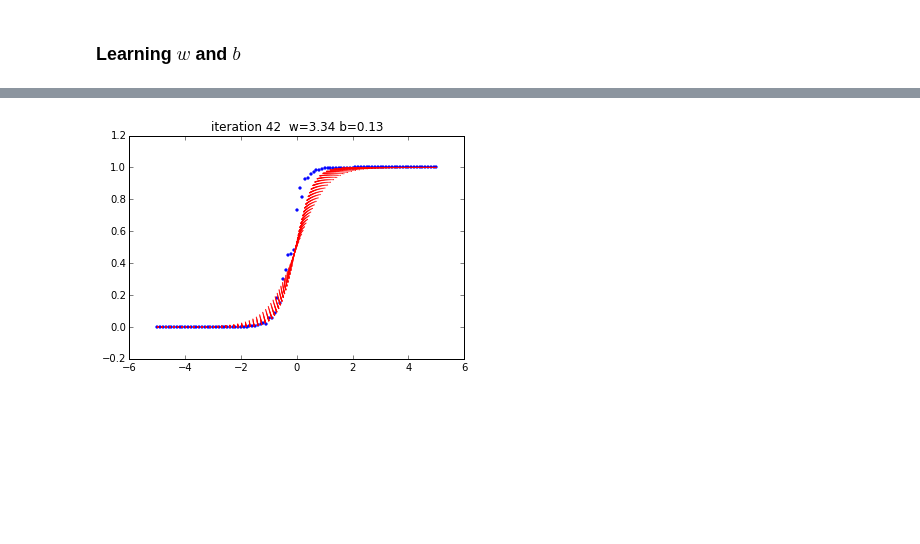
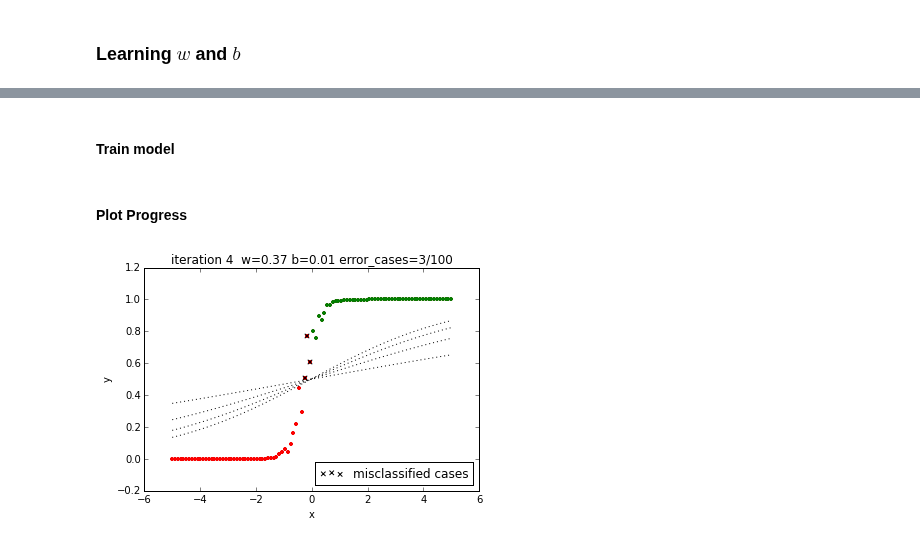
Before and after one commit to dejori/this-and-that, a Jupyter notebook: theano-examples/Logistic Regression.ipynb, the cells around one changed output, grey strips where cells are left out. Cells and saved outputs as stored; diff of their text form; code cells hidden in the pictures; blank space fills up the shorter version.

```diff
--- a/theano-examples/Logistic Regression.ipynb
+++ b/theano-examples/Logistic Regression.ipynb
@@ -17,6 +17,6 @@ def logistic(x):
     return 1.0 / (1.0 + np.exp(-x))
 # %%
 def create_data(number_of_samples = 100, w=3, b=2, error = 0.33):
-    trX = np.linspace(-5, 5, number_of_samples+1)
+    trX = np.linspace(-5, 5, number_of_samples)
     trY = logistic(b + w*trX + np.random.randn(*trX.shape) * error)
     return trX, trY
@@ -57,8 +49,10 @@ def train(trX, trY, number_of_iterations=10, learning_rate = 0.1):
     errors = []
     ws=[]
     bs=[]
+    predictions = []
     for i in range(number_of_iterations):
         prediction, xent, y_hat = train(trX, trY)
         ws.append(w.get_value())
         bs.append(b.get_value())
-    return errors, ws, bs
+        predictions.append(prediction)
+    return errors, ws, bs, predictions
@@ -65,14 +74,29 @@ def train(trX, trY, number_of_iterations=10, learning_rate = 0.1):
+# %% [markdown]
+#### Train model
 # %%
-errors, ws, bs = train(trX, trY_cat, number_of_iterations=100, learning_rate = 1.5)
+errors, ws, bs, predictions = train(trX, trY_cat, number_of_iterations=4, learning_rate = 0.1)
+# %% [markdown]
+#### Plot Progress
 # %%
-plt.scatter(x=trX, y=trY,marker='.',color='b')
+ax = figure().add_subplot(111)
+plt.scatter(x=trX, y=trY, marker='.',color='k')
+plt.xlabel('x')
+plt.ylabel('y')
+number_of_cases = len(trX)
 for i, w in enumerate(ws):
-    plt.plot(trX, logistic(w*trX+bs[i]),':', color='r')
+    mis_classified_cases = np.where(((predictions[i] - trY_cat) != 0))[0]
+
+    plt.plot(trX, logistic(w*trX+bs[i]),':', color='k')
     display.clear_output(wait=True)
     display.display(plt.gcf())
-    plt.title('iteration %d  w=%0.2f b=%0.2f' % ((i+1), ws[i], bs[i]))
+    plt.title('iteration %d  w=%0.2f b=%0.2f error_cases=%d/%d' % ((i+1), ws[i], bs[i], len(mis_classified_cases), number_of_cases))
+    plt.scatter(x=trX[np.where(predictions[i] == 0)], y=trY[np.where(predictions[i] == 0)], marker='.', color='r')
+    plt.scatter(x=trX[np.where(predictions[i] == 1)], y=trY[np.where(predictions[i] == 1)], marker='.', color='g')
+
     time.sleep(0.5)
 display.clear_output(wait=True)
+mis = plt.scatter(x=trX[mis_classified_cases], y=trY[mis_classified_cases], marker='x', color='k')
+plt.legend([mis], ['misclassified cases'],loc=4)
 plt.show()
 # %% [output]
-[figure, old version]
+[figure, new version]
```
Also changed, not shown: parts of 8 cells of this notebook, 1 other file.
